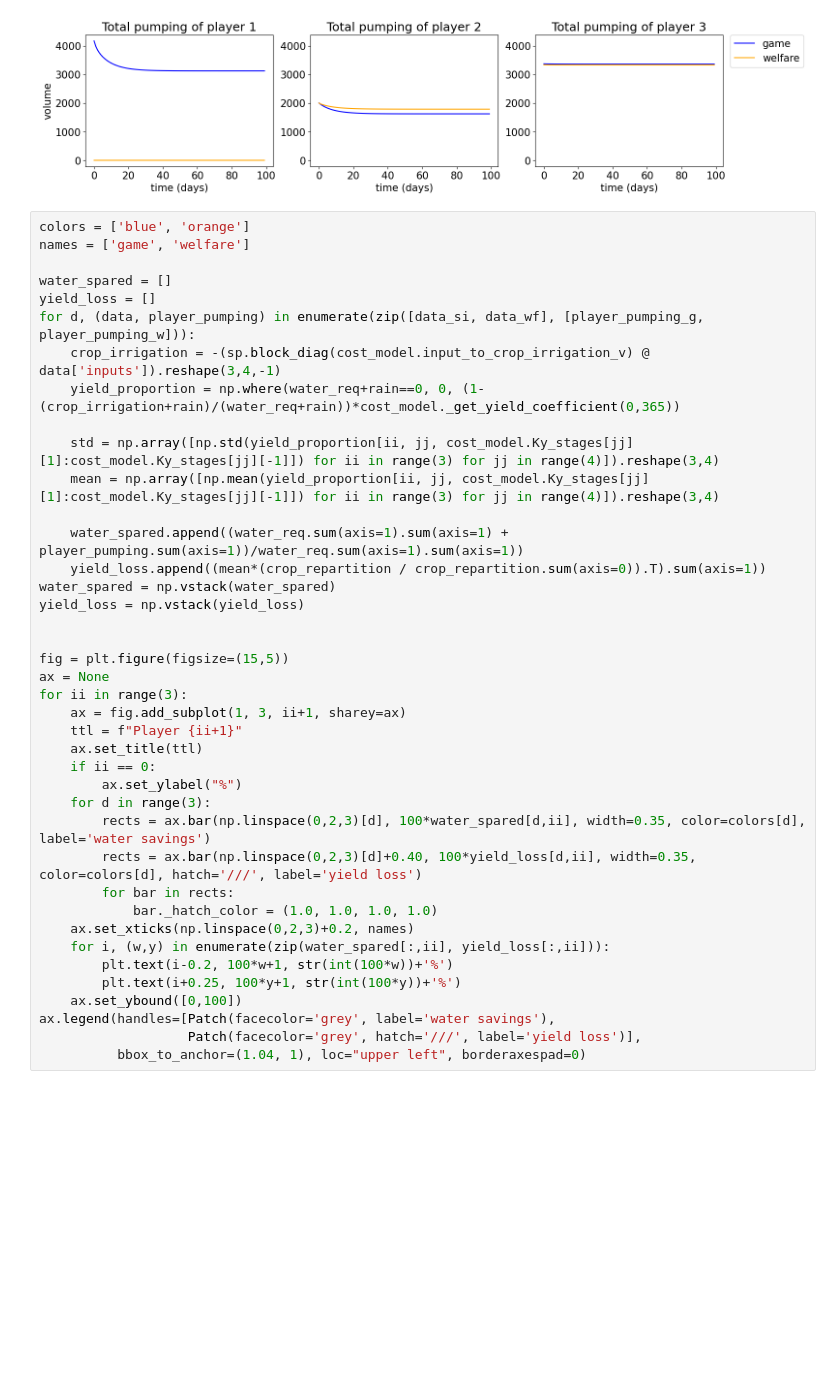
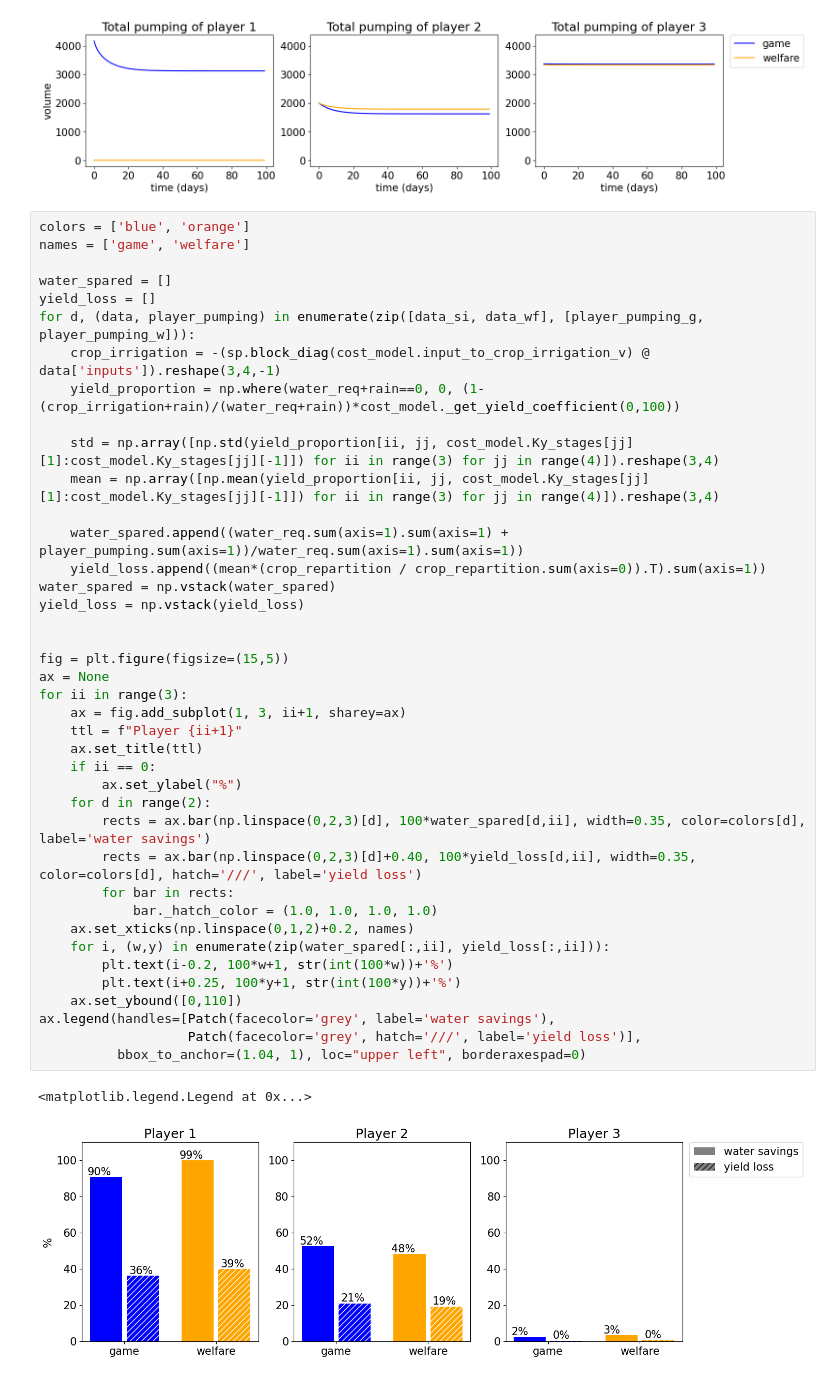
Before and after one commit to leonardchanfreau/RHG_GroundWater, a Jupyter notebook: compare_game_welfare_high_externalities.ipynb, the cells around one changed output. Cells and saved outputs as stored; diff of their text form; blank space fills up the shorter version.

```diff
--- a/compare_game_welfare_high_externalities.ipynb
+++ b/compare_game_welfare_high_externalities.ipynb
@@ -223,35 +223,38 @@ water_spared = []
 yield_loss = []
 for d, (data, player_pumping) in enumerate(zip([data_si, data_wf], [player_pumping_g, player_pumping_w])):
     crop_irrigation = -(sp.block_diag(cost_model.input_to_crop_irrigation_v) @ data['inputs']).reshape(3,4,-1)
-    yield_proportion = np.where(water_req+rain==0, 0, (1-(crop_irrigation+rain)/(water_req+rain))*cost_model._get_yield_coefficient(0,365))
+    yield_proportion = np.where(water_req+rain==0, 0, (1-(crop_irrigation+rain)/(water_req+rain))*cost_model._get_yield_coefficient(0,100))
 
     std = np.array([np.std(yield_proportion[ii, jj, cost_model.Ky_stages[jj][1]:cost_model.Ky_stages[jj][-1]]) for ii in range(3) for jj in range(4)]).reshape(3,4)
     mean = np.array([np.mean(yield_proportion[ii, jj, cost_model.Ky_stages[jj][1]:cost_model.Ky_stages[jj][-1]]) for ii in range(3) for jj in range(4)]).reshape(3,4)
 
     water_spared.append((water_req.sum(axis=1).sum(axis=1) + player_pumping.sum(axis=1))/water_req.sum(axis=1).sum(axis=1))
     yield_loss.append((mean*(crop_repartition / crop_repartition.sum(axis=0)).T).sum(axis=1))
 water_spared = np.vstack(water_spared)
 yield_loss = np.vstack(yield_loss)
 
 
 fig = plt.figure(figsize=(15,5))
 ax = None
 for ii in range(3):
     ax = fig.add_subplot(1, 3, ii+1, sharey=ax)
     ttl = f"Player {ii+1}"
     ax.set_title(ttl)
     if ii == 0:
         ax.set_ylabel("%")
-    for d in range(3):
+    for d in range(2):
         rects = ax.bar(np.linspace(0,2,3)[d], 100*water_spared[d,ii], width=0.35, color=colors[d], label='water savings')
         rects = ax.bar(np.linspace(0,2,3)[d]+0.40, 100*yield_loss[d,ii], width=0.35, color=colors[d], hatch='///', label='yield loss')
         for bar in rects:
             bar._hatch_color = (1.0, 1.0, 1.0, 1.0)
-    ax.set_xticks(np.linspace(0,2,3)+0.2, names)
+    ax.set_xticks(np.linspace(0,1,2)+0.2, names)
     for i, (w,y) in enumerate(zip(water_spared[:,ii], yield_loss[:,ii])):
         plt.text(i-0.2, 100*w+1, str(int(100*w))+'%')
         plt.text(i+0.25, 100*y+1, str(int(100*y))+'%')
-    ax.set_ybound([0,100])
+    ax.set_ybound([0,110])
 ax.legend(handles=[Patch(facecolor='grey', label='water savings'),
                    Patch(facecolor='grey', hatch='///', label='yield loss')],
           bbox_to_anchor=(1.04, 1), loc="upper left", borderaxespad=0)
+# %% [output]
+<matplotlib.legend.Legend at 0x...>
+[figure, added]
```
Also changed, not shown: 8 other files.
